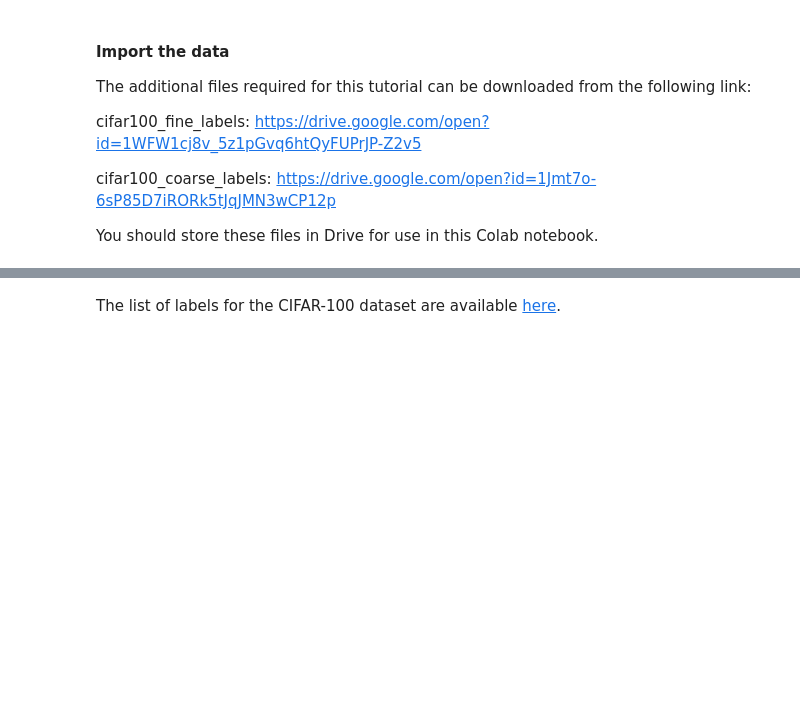
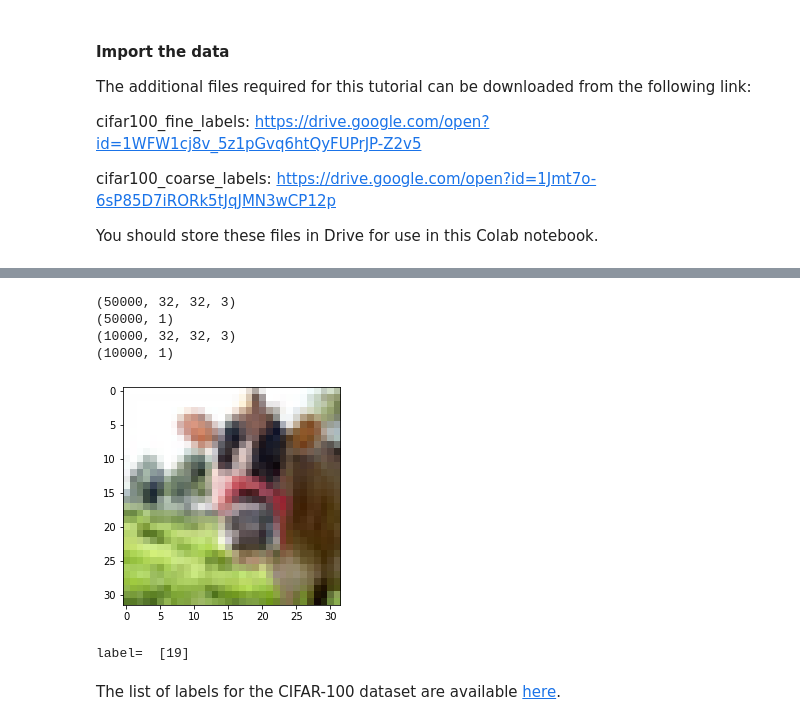
Before and after one commit to ravitata/tensorflow2, a Jupyter notebook: c2w2_Coding_Tutorial.ipynb, the cells around one changed output, grey strips where cells are left out. Saved outputs shown, nothing was run; the diff lists cells and outputs as text; code cells hidden in the pictures; blank space fills up the shorter version.

```diff
--- a/c2w2_Coding_Tutorial.ipynb
+++ b/c2w2_Coding_Tutorial.ipynb
@@ -27,3 +29,4 @@ import matplotlib.pyplot as plt
 from tensorflow.keras.datasets import cifar100
 # %%
 # Load the CIFAR-100 dataset
+(train_x, train_fine_y), (test_x, test_fine_y) = cifar100.load_data(label_mode='fine')
@@ -30,5 +36,7 @@ from tensorflow.keras.datasets import cifar100
 # %%
 # Confirm that reloading the dataset does not require a download
+
+(train_x, train_fine_y), (test_x, test_fine_y) = cifar100.load_data(label_mode='fine')
 # %% [markdown]
 #### Examine the Dataset
 # %% [markdown]
@@ -49,7 +59,23 @@ drive.mount('/content/gdrive')
 # %%
 # Examine the shape of the data.
+print(train_x.shape)
+print(train_fine_y.shape)
+print(test_x.shape)
+print(test_fine_y.shape)
+# %% [output]
+(50000, 32, 32, 3)
+(50000, 1)
+(10000, 32, 32, 3)
+(10000, 1)
 # %%
 # Examine one of the images and its corresponding label
+plt.imshow(train_x[0])
+plt.show()
+
+print('label= ', train_fine_y[0])
+# %% [output]
+[figure, added]
+label=  [19]
 # %%
 # Load the list of labels from a JSON file
 
```
Also changed, not shown: parts of 28 cells of this notebook.
